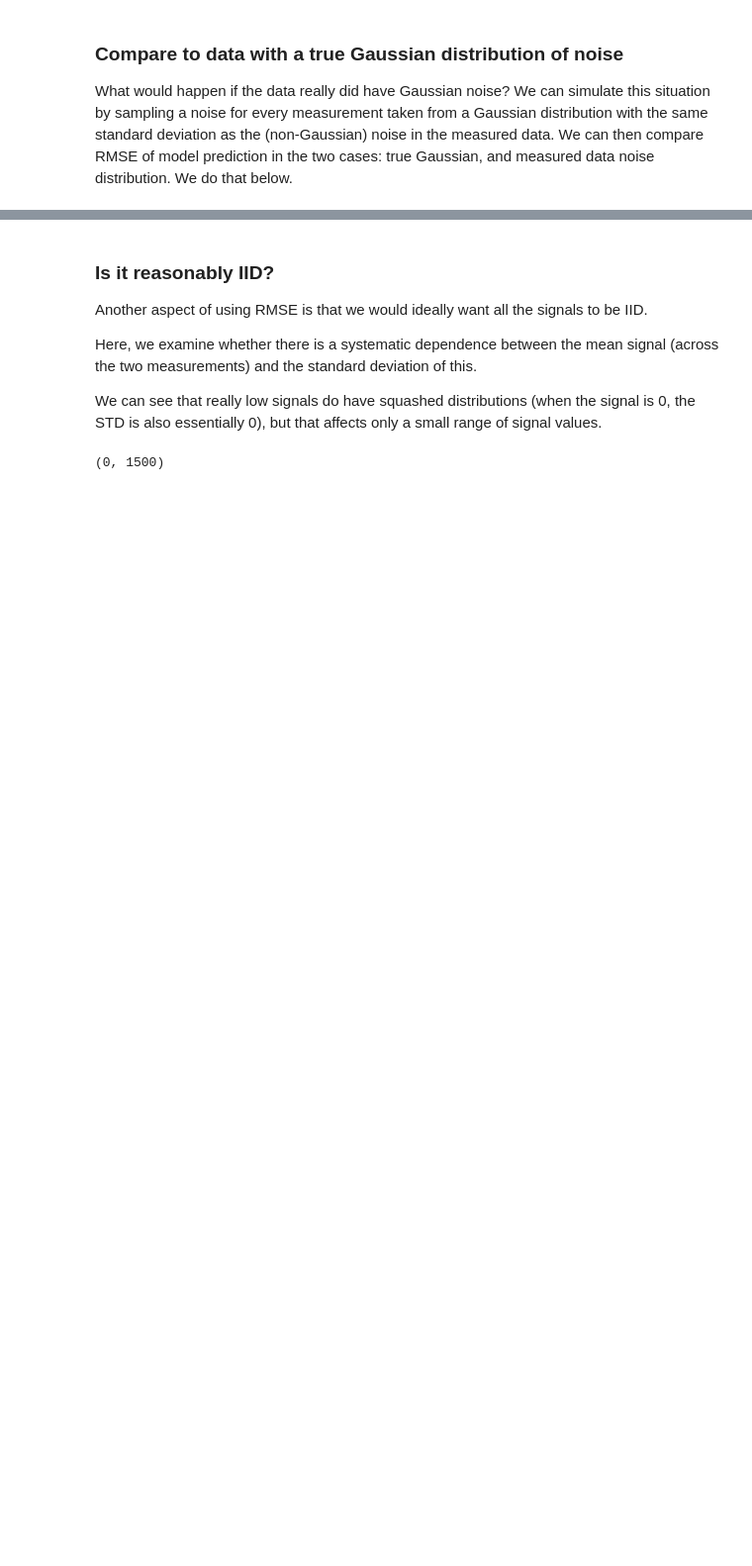
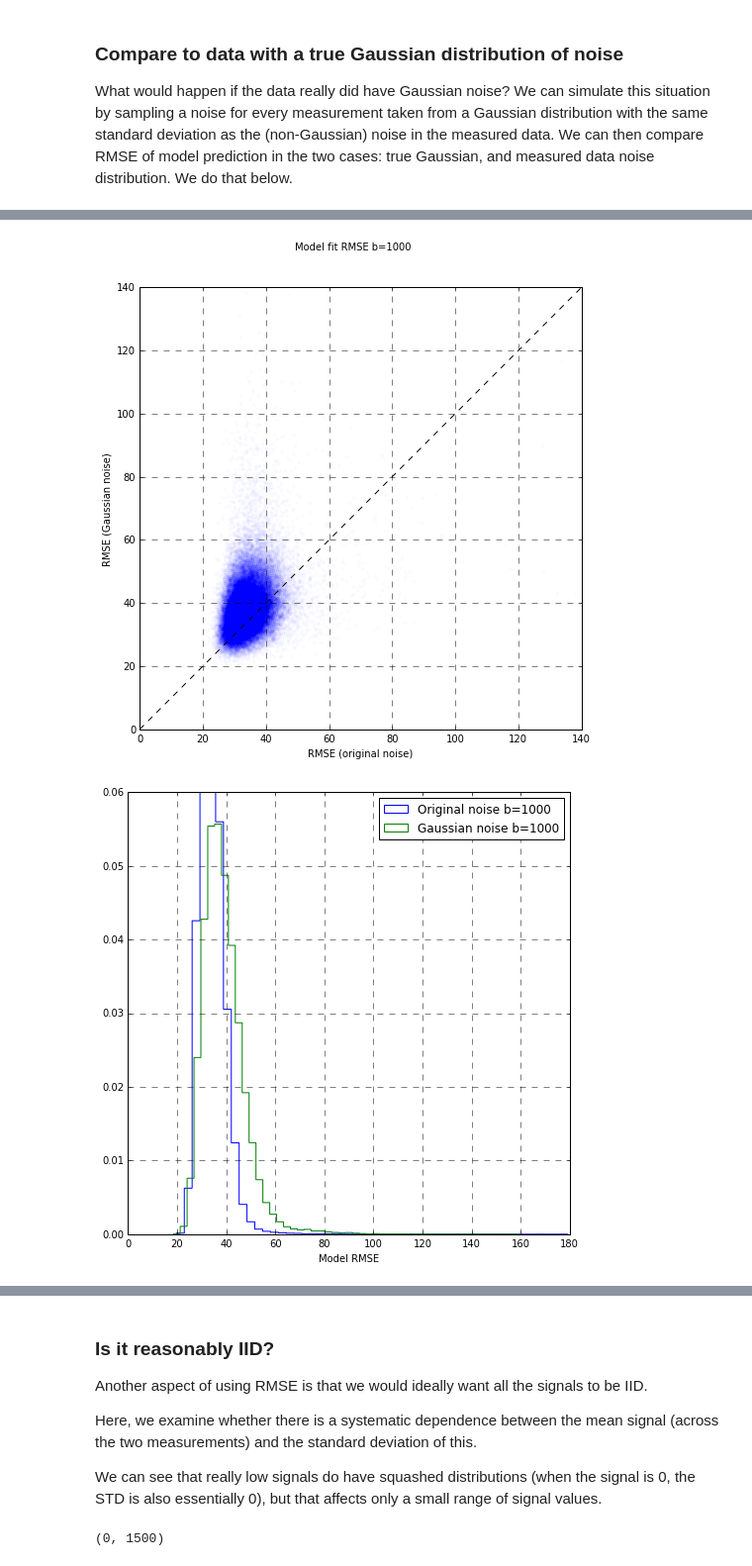
Before and after one commit to arokem/dmri-noise, a Jupyter notebook: dmri-noise.ipynb, the cells around one changed output, grey strips where cells are left out. Shown at 99% size. Drawn from its saved outputs; the diff is of its cells as text; code cells hidden in the pictures; blank space fills up the shorter version.

Commit message:
Add a cell with data simulated from a tensor with original and Gaussian noise.

```diff
--- a/dmri-noise.ipynb
+++ b/dmri-noise.ipynb
@@ -325,0 +335,54 @@ for idx, b in enumerate([1000, 2000, 4000]):
+# %%
+for idx, b in enumerate([1000, 2000, 4000]):
+    # As before:
+    gtab1, gtab2, data1, data2 = load_data(b)
+    # Simulate a tensor, by fitting to the data and then predicting with
+    # the tensor model in each voxel:
+    dtm1 = dti.TensorModel(gtab1)
+    dtf1 = dtm1.fit(data1, mask)
+
+    # Derive the tensor prediction. We'll use this as "ground truth"
+    p1 = dtf1.predict(gtab1, np.mean(data1[..., gtab1.b0s_mask], -1))
+
+    # Data with the addition of the original noise:
+    data_noise = p1 + (data1 - data2)
+
+    # Noise variance in each voxel:
+    noise = np.sqrt((data1.astype(float) - data2.astype(float)) ** 2)
+
+    # Data with Gaussian-generated noise
+    data_gaussian_noise = p1 + noise * gauss
+
+    # Fit to both kinds of data:
+    dtf_noise = dtm1.fit(data_noise, mask)
+    dtf_gaussian_noise = dtm1.fit(data_gaussian_noise, mask)
+
+    # Check the model fits relative to ground truth data:
+    p_noise = dtf_noise.predict(gtab1, np.mean(data1[..., gtab1.b0s_mask], -1))
+    p_gaussian_noise = dtf_gaussian_noise.predict(gtab1, np.mean(data1[..., gtab1.b0s_mask], -1))
+    rmse_noise = rmse(p1[mask], data_noise[mask])
+    rmse_gaussian = rmse(p1[mask], data_gaussian_noise[mask])
+
+    # Plot voxel-by-voxel comparisons:
+    fig1, ax1 = plt.subplots(1)
+    plt.plot(rmse_noise, rmse_gaussian_noise, '.', alpha=0.01)
+    plt.plot([0, 140], [0, 140], 'k--')
+    ax1.set_xlim([0, 140])
+    ax1.set_ylim([0, 140])
+    ax1.set_xlabel('RMSE (original noise)')
+    ax1.set_ylabel('RMSE (Gaussian noise)')
+    fig1.suptitle("Model fit RMSE b=%s"%b)
+
+    # And the overall distributions:
+    fig2, ax2 = plt.subplots(1)
+    ax2.hist(rmse_noise, bins=50, normed=True, histtype='step',
+            label='Original noise b=%s'%b)
+
+    ax2.hist(rmse_gaussian_noise, bins=50, normed=True, histtype='step',
+            label='Gaussian noise b=%s'%b)
+
+    ax2.set_xlabel("Model RMSE")
+    prettify([fig1, fig2], [ax1, ax2])
+# %% [output]
+[figure, added]
+[figure, added]
```
Also changed, not shown: parts of 3 cells of this notebook.
